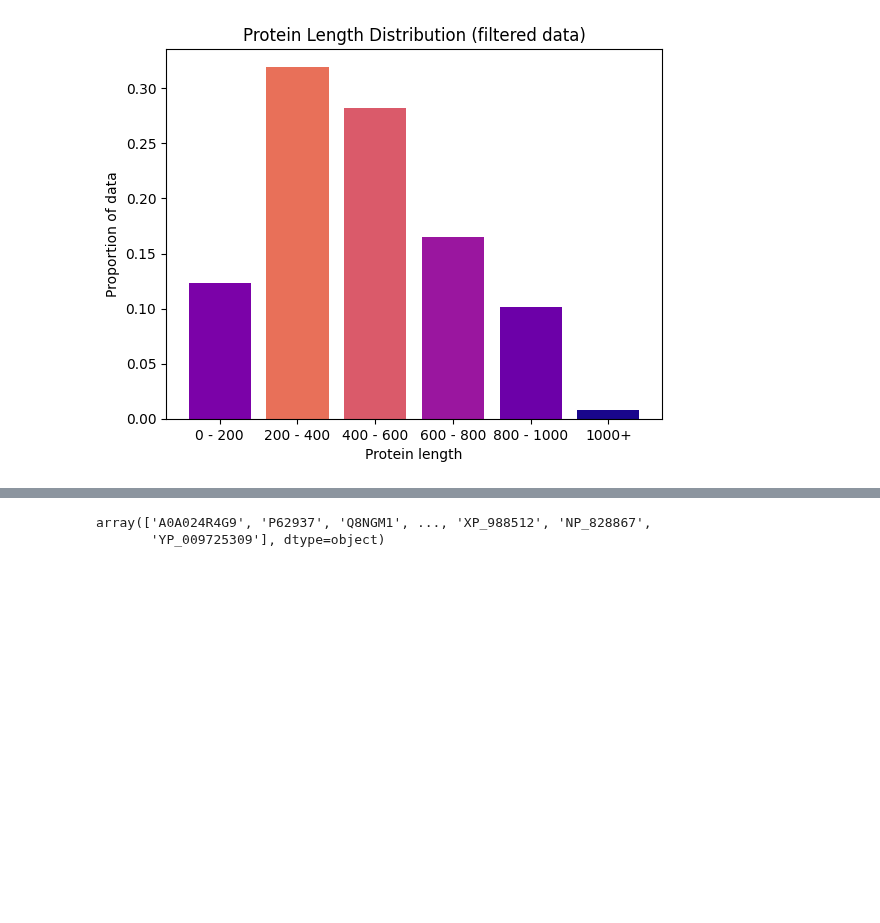
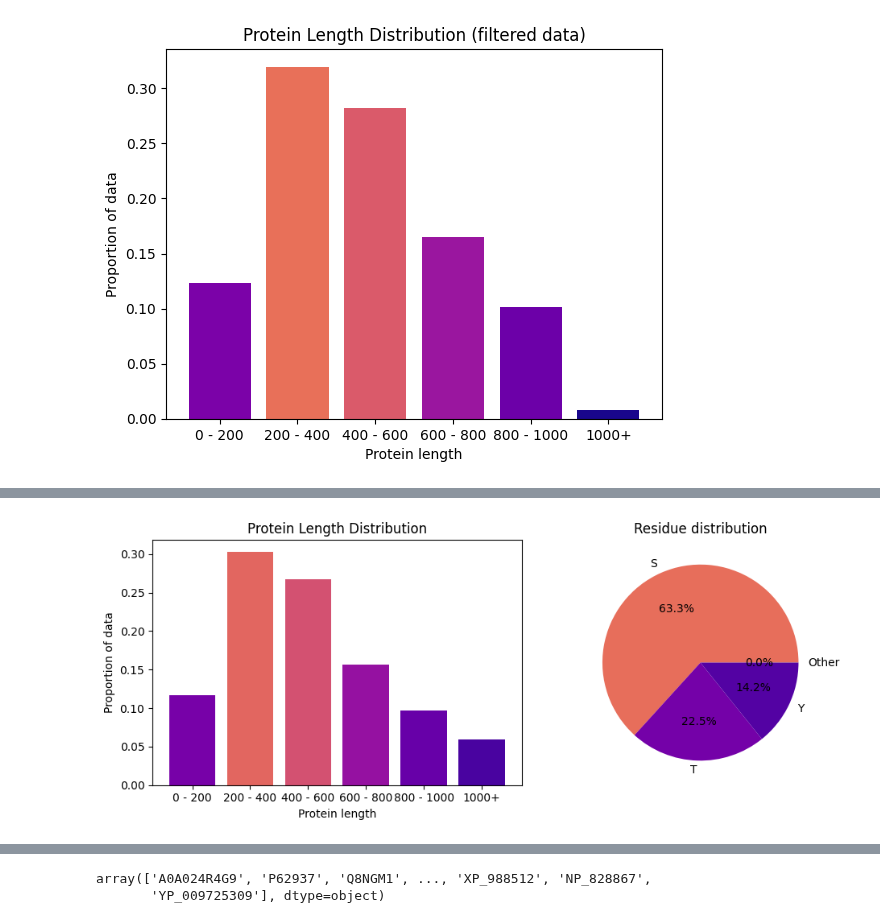
Before and after one commit to nexuso1/bio-research, a Jupyter notebook: notebooks/dataset_preparation.ipynb, the cells around one changed output, grey strips where cells are left out. Saved outputs shown, nothing was run; the diff lists cells and outputs as text; code cells hidden in the pictures; blank space fills up the shorter version.

```diff
--- a/notebooks/dataset_preparation.ipynb
+++ b/notebooks/dataset_preparation.ipynb
@@ -278,3 +282,10 @@ Avg. number of sites: 6.767596916671355 +- 8.795929822116943
 Median number of sites:4.0
 Avg. sequence length: 467.41290159230294 +- 231.70597433190633
 Median sequence length: 436.0
+# %%
+n_sites = prot_info['sites'].apply(lambda x: len(x))
+lengths = prot_info['sequence'].apply(lambda x: len(x))
+print(f"Avg. number of sites: {n_sites.mean()} +- {n_sites.std()}")
+print(f'Median number of sites:{n_sites.median()}')
+print(f'Avg. sequence length: {lengths.mean()} +- {lengths.std()}')
+print(f'Median sequence length: {lengths.median()}')
@@ -299,0 +375,8 @@ plt.savefig('../img/length_dist_filtered')
+# %%
+fig, ax = plt.subplots(1, 2, figsize=(10, 4))
+plot_length_dist(prot_info.sequence.apply(lambda x: len(x)), ax[0], 'Protein Length Distribution')
+plot_residue_pie(residue_buffer, ax[1], 'Residue distribution')
+fig.tight_layout()
+plt.savefig('../img/length_res_dist_orig')
+# %% [output]
+[figure, added]
```
Also changed, not shown: parts of 9 cells of this notebook.
